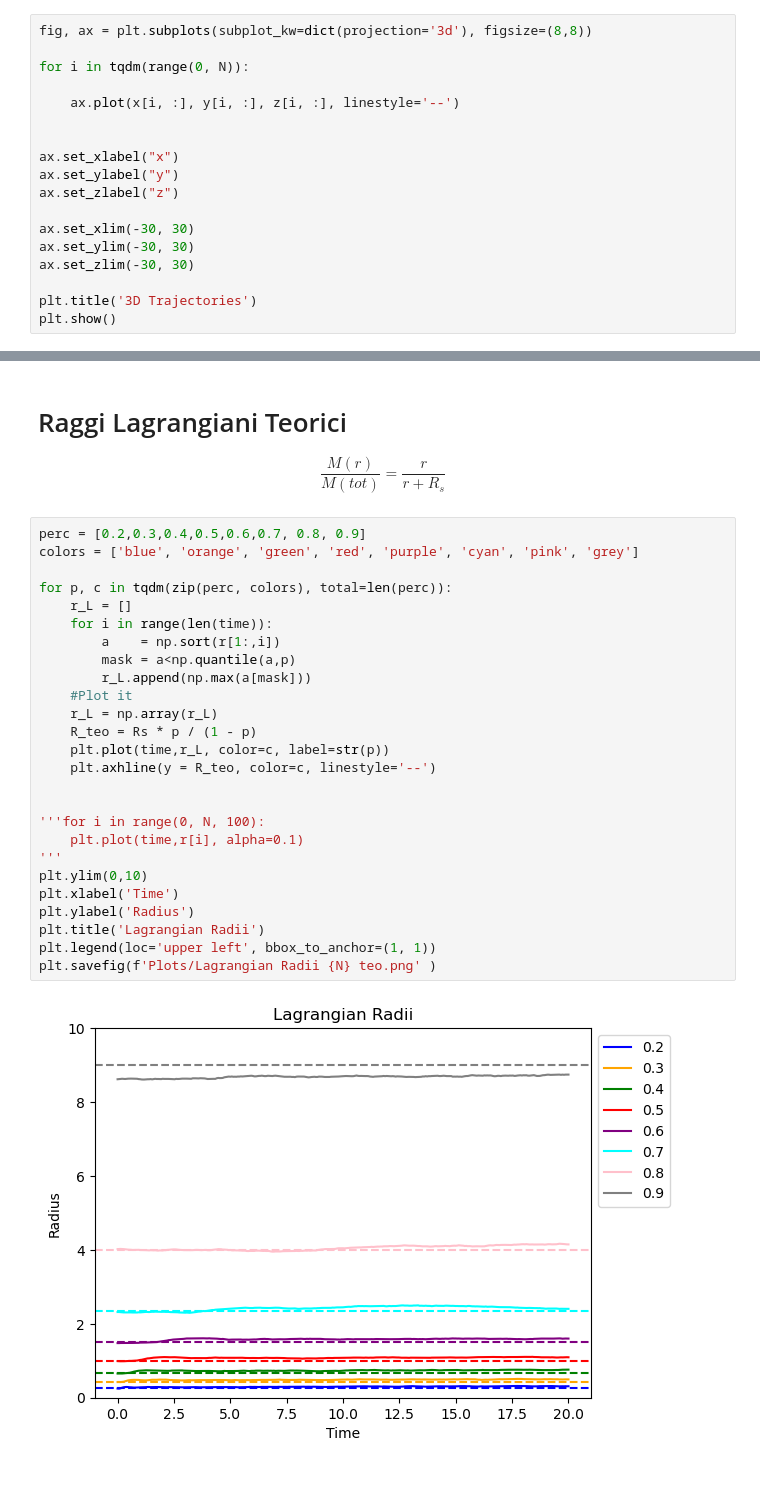
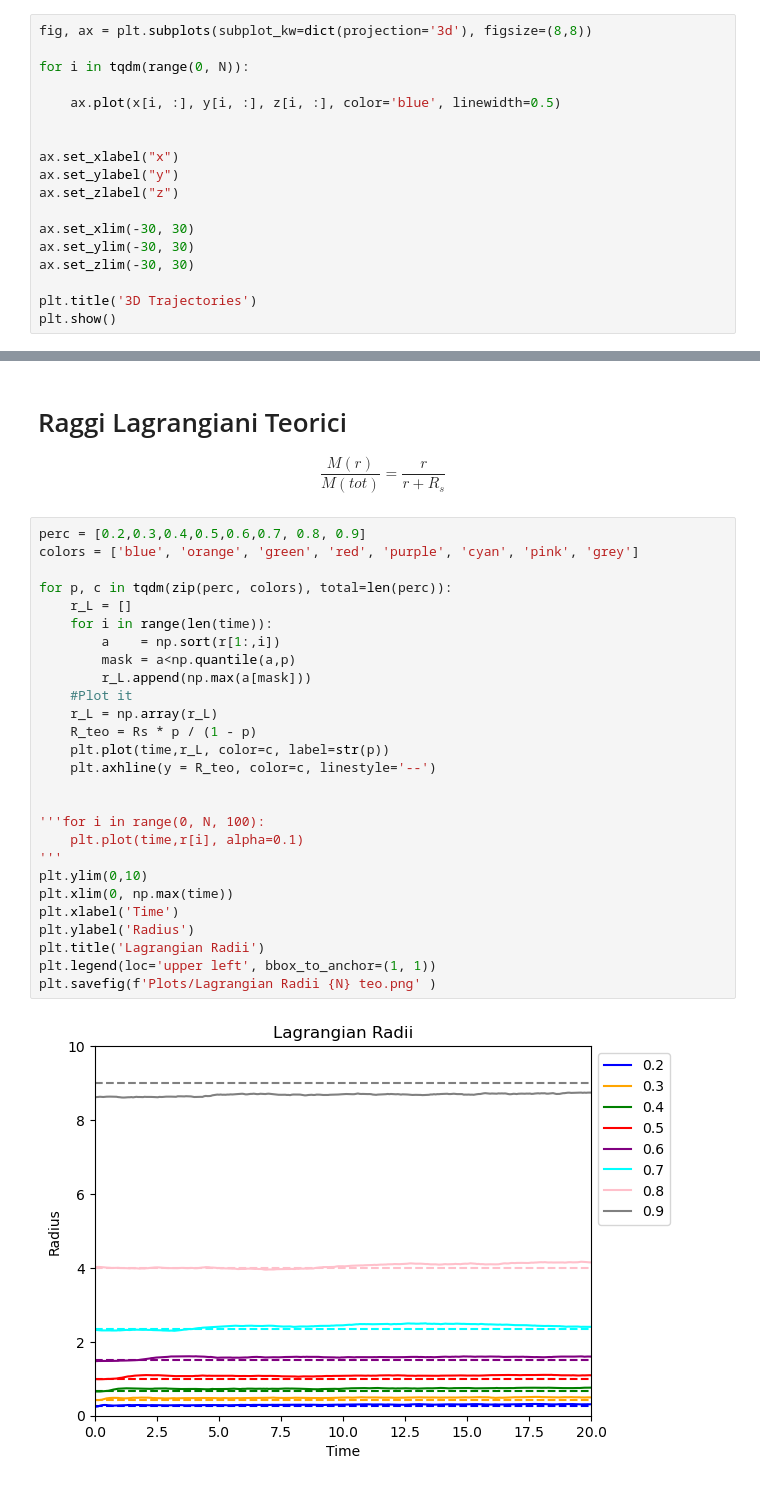
Before and after one commit to SimoneArienti/Galaxies-and-Dynamics, a Jupyter notebook: Project/Exam_Analysis.ipynb, the cells around one changed output, grey strips where cells are left out. Drawn from its saved outputs; the diff is of its cells as text.

```diff
--- a/Project/Exam_Analysis.ipynb
+++ b/Project/Exam_Analysis.ipynb
@@ -132,7 +128,7 @@ fig, ax = plt.subplots(subplot_kw=dict(projection='3d'), figsize=(8,8))
 
 for i in tqdm(range(0, N)):
 
-    ax.plot(x[i, :], y[i, :], z[i, :], linestyle='--')
+    ax.plot(x[i, :], y[i, :], z[i, :], color='blue', linewidth=0.5)
 
 
 ax.set_xlabel("x")
@@ -289,28 +285,29 @@ $$
 # %%
 perc = [0.2,0.3,0.4,0.5,0.6,0.7, 0.8, 0.9]
 colors = ['blue', 'orange', 'green', 'red', 'purple', 'cyan', 'pink', 'grey']
 
 for p, c in tqdm(zip(perc, colors), total=len(perc)):
     r_L = []
     for i in range(len(time)):
         a    = np.sort(r[1:,i])
         mask = a<np.quantile(a,p)
         r_L.append(np.max(a[mask]))
     #Plot it
     r_L = np.array(r_L)
     R_teo = Rs * p / (1 - p)
     plt.plot(time,r_L, color=c, label=str(p))
     plt.axhline(y = R_teo, color=c, linestyle='--')
 
 
 '''for i in range(0, N, 100):
     plt.plot(time,r[i], alpha=0.1)
 '''
 plt.ylim(0,10)
+plt.xlim(0, np.max(time))
 plt.xlabel('Time')
 plt.ylabel('Radius')
 plt.title('Lagrangian Radii')
 plt.legend(loc='upper left', bbox_to_anchor=(1, 1))
 plt.savefig(f'Plots/Lagrangian Radii {N} teo.png' )
 # %% [output]
-[figure, old version]
+[figure, new version]
```
Also changed, not shown: parts of 25 cells of this notebook.
